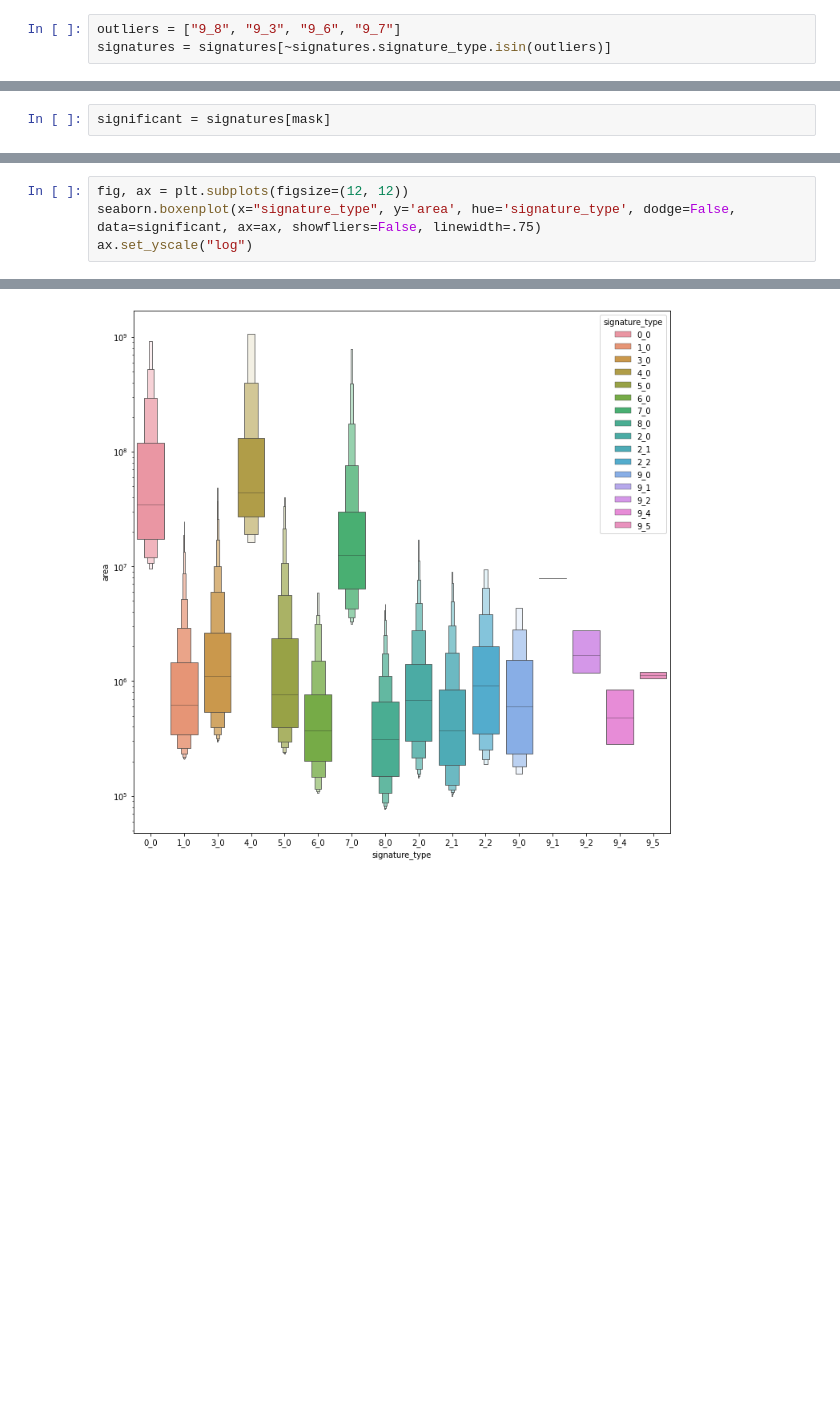
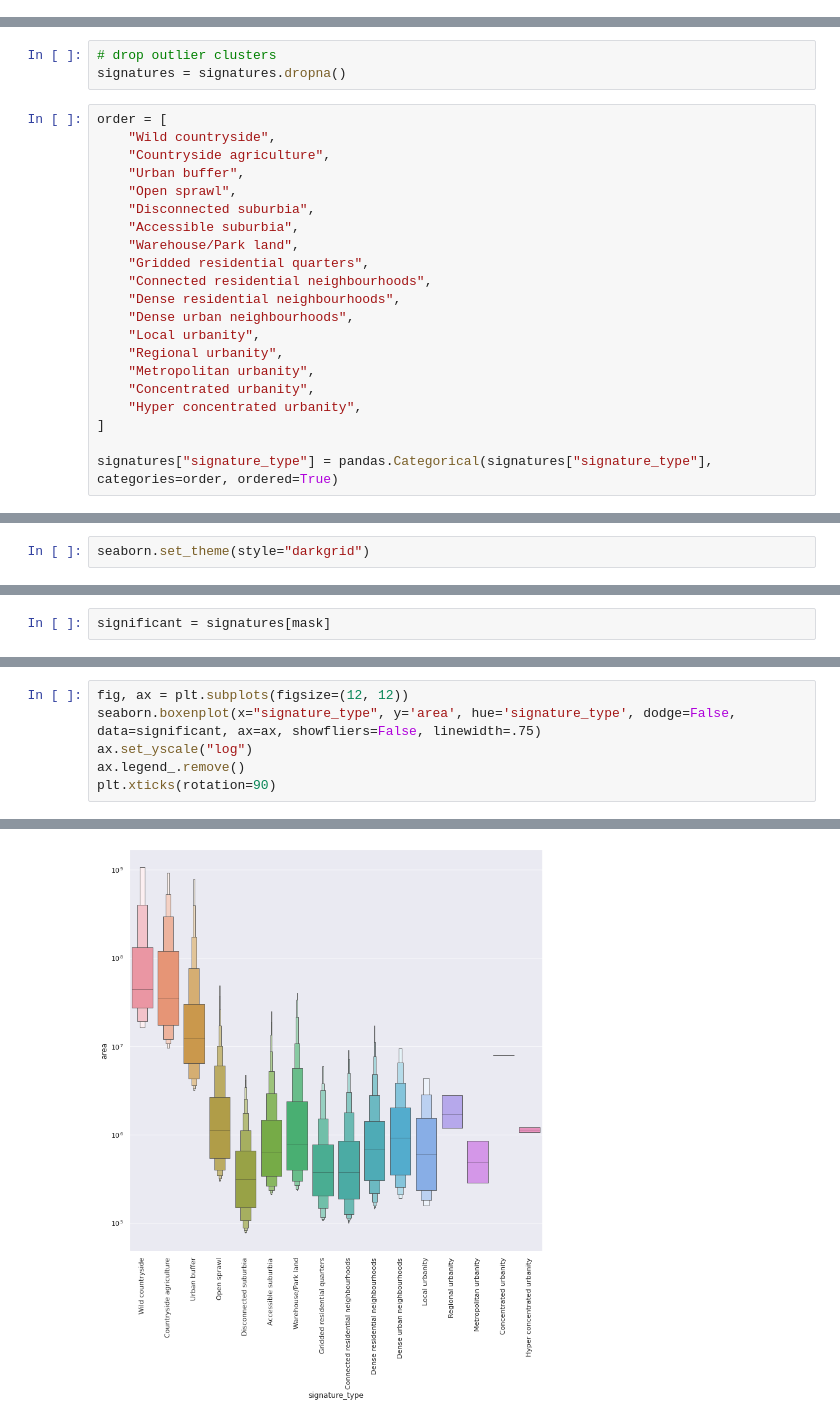
Before and after one commit to urbangrammarai/spatial_signatures, a Jupyter notebook: esda/sizeshape.ipynb, the cells around one changed output, grey strips where cells are left out. Cells and saved outputs as stored; diff of their text form; blank space fills up the shorter version.

```diff
--- a/esda/sizeshape.ipynb
+++ b/esda/sizeshape.ipynb
@@ -79,3 +105,0 @@ signatures
-# %%
-outliers = ["9_8", "9_3", "9_6", "9_7"]
-signatures = signatures[~signatures.signature_type.isin(outliers)]
@@ -154,0 +106,24 @@ for cl in signatures.signature_type.unique():
+# %%
+# drop outlier clusters
+signatures = signatures.dropna()
+# %%
+order = [
+    "Wild countryside",
+    "Countryside agriculture",
+    "Urban buffer",
+    "Open sprawl",
+    "Disconnected suburbia",
+    "Accessible suburbia",
+    "Warehouse/Park land",
+    "Gridded residential quarters",
+    "Connected residential neighbourhoods",
+    "Dense residential neighbourhoods",
+    "Dense urban neighbourhoods",
+    "Local urbanity",
+    "Regional urbanity",
+    "Metropolitan urbanity",
+    "Concentrated urbanity",
+    "Hyper concentrated urbanity",
+]
+
+signatures["signature_type"] = pandas.Categorical(signatures["signature_type"], categories=order, ordered=True)
@@ -154,0 +160,2 @@ for cl in signatures.signature_type.unique():
+# %%
+seaborn.set_theme(style="darkgrid")
@@ -162,4 +452,6 @@ significant = signatures[mask]
 fig, ax = plt.subplots(figsize=(12, 12))
 seaborn.boxenplot(x="signature_type", y='area', hue='signature_type', dodge=False, data=significant, ax=ax, showfliers=False, linewidth=.75)
 ax.set_yscale("log")
+ax.legend_.remove()
+plt.xticks(rotation=90)
 # %% [output]
@@ -166 +475 @@ ax.set_yscale("log")
-[figure, old version]
+[figure, new version]
```
Also changed, not shown: parts of 66 cells of this notebook, 5 other files.
